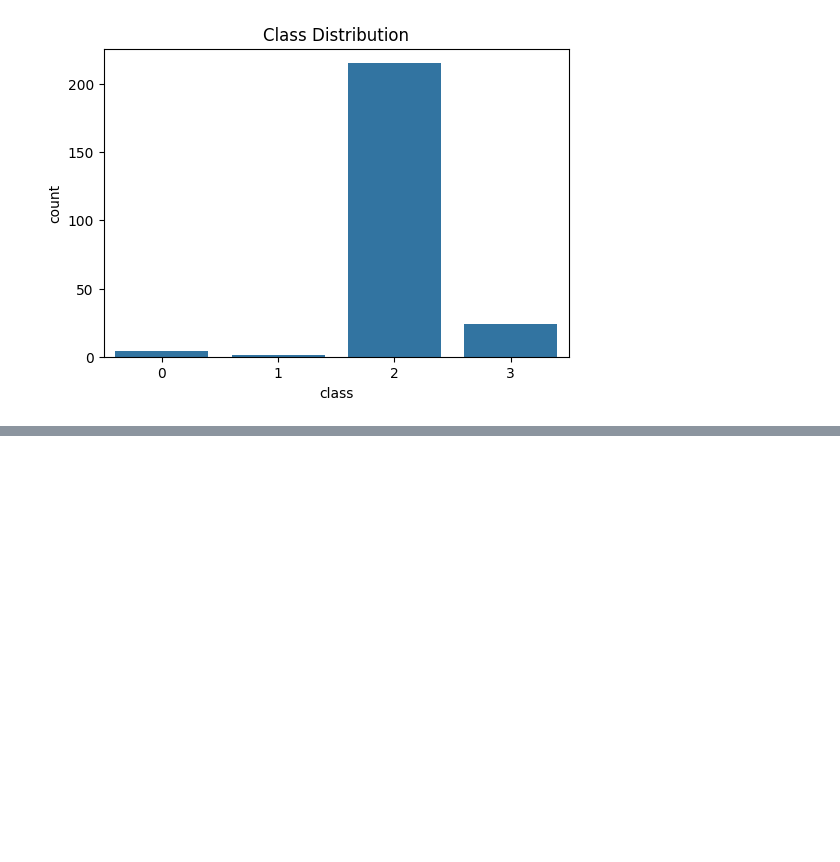
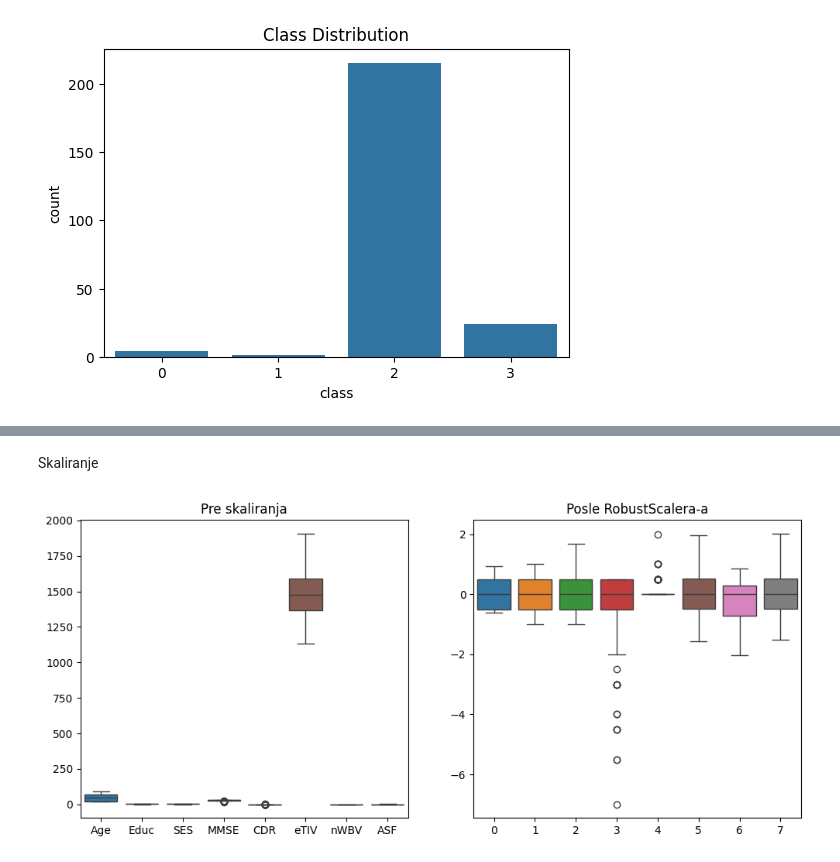
Before and after one commit to teodora18040cvetkovic/Machine_Learning_Project_1, a Jupyter notebook: notebook_project_1.ipynb, the cells around one changed output, grey strips where cells are left out. Drawn from its saved outputs; the diff is of its cells as text; code cells hidden in the pictures; blank space fills up the shorter version.

```diff
--- a/notebook_project_1.ipynb
+++ b/notebook_project_1.ipynb
@@ -173,0 +213,21 @@ plt.show()
+# %% [markdown]
+Skaliranje
+# %%
+import matplotlib.pyplot as plt
+import seaborn as sns
+
+num_cols = ['Age','Educ','SES','MMSE','CDR','eTIV','nWBV','ASF']
+
+scaler = RobustScaler()
+X_scaled = scaler.fit_transform(data_set[num_cols])
+
+plt.figure(figsize=(12,5))
+plt.subplot(1,2,1)
+sns.boxplot(data=data_set[num_cols])
+plt.title("Pre skaliranja")
+plt.subplot(1,2,2)
+sns.boxplot(data=X_scaled)
+plt.title("Posle RobustScalera-a")
+plt.show()
+# %% [output]
+[figure, added]
```
Also changed, not shown: parts of 22 cells of this notebook.
